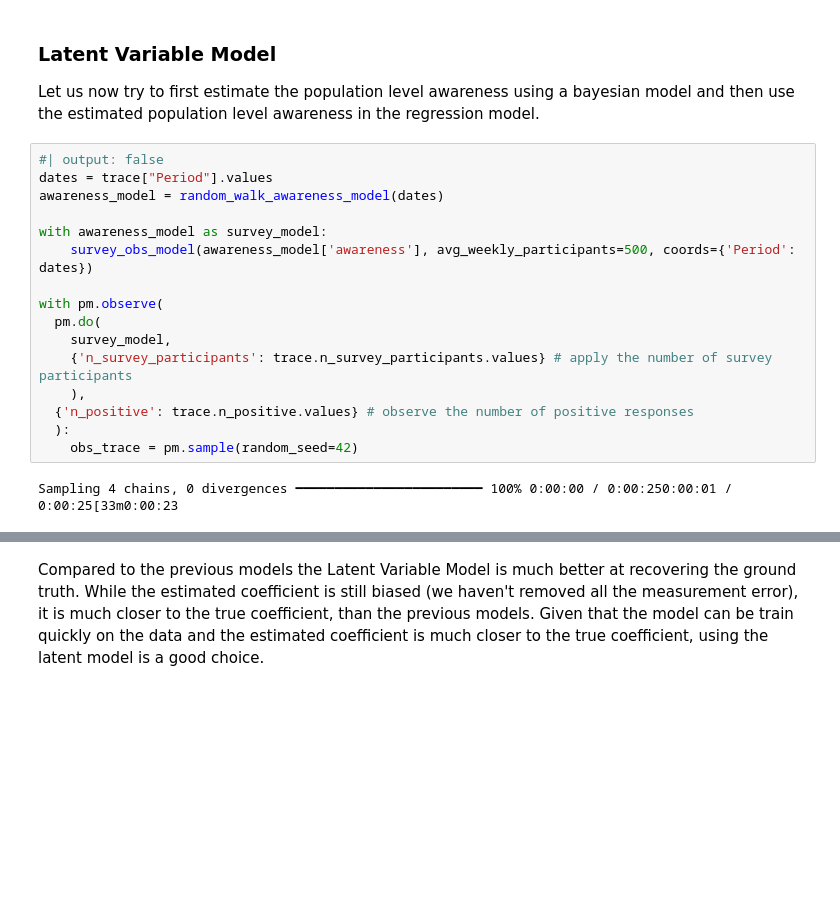
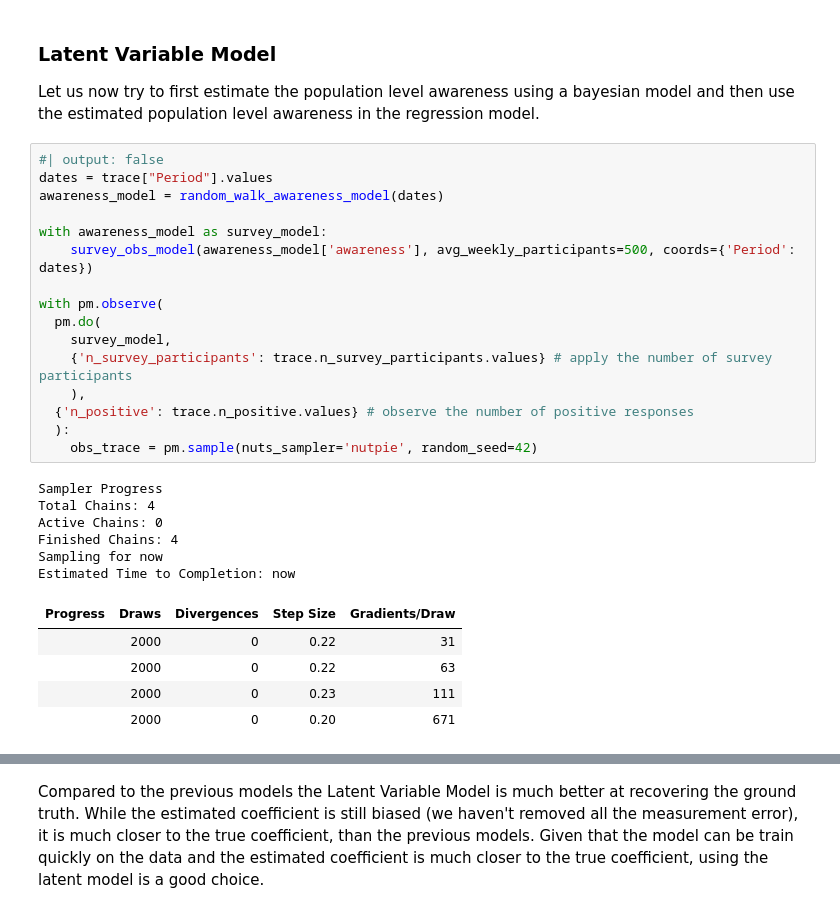
Before and after one commit to redam94/common_regression_issues, a Jupyter notebook: nbs/00_sampling_error.ipynb, the cells around one changed output, grey strips where cells are left out. Cells and saved outputs as stored; diff of their text form; blank space fills up the shorter version.

```diff
--- a/nbs/00_sampling_error.ipynb
+++ b/nbs/00_sampling_error.ipynb
@@ -361,21 +371,31 @@ Let us now try to first estimate the population level awareness using a bayesian
 # %%
 #| output: false
 dates = trace["Period"].values
 awareness_model = random_walk_awareness_model(dates)
 
 with awareness_model as survey_model:
     survey_obs_model(awareness_model['awareness'], avg_weekly_participants=500, coords={'Period': dates})
 
 with pm.observe(
   pm.do(
     survey_model,
     {'n_survey_participants': trace.n_survey_participants.values} # apply the number of survey participants
     ),
   {'n_positive': trace.n_positive.values} # observe the number of positive responses
   ):
-    obs_trace = pm.sample(random_seed=42)
+    obs_trace = pm.sample(nuts_sampler='nutpie', random_seed=42)
 # %% [output]
-Sampling 4 chains, 0 divergences ━━━━━━━━━━━━━━━━━━━━━━━━ 100% 0:00:00 / 0:00:250:00:01 / 0:00:25[33m0:00:23
+Sampler Progress
+Total Chains: 4
+Active Chains: 0
+Finished Chains: 4
+Sampling for now
+Estimated Time to Completion: now
+| Progress | Draws | Divergences | Step Size | Gradients/Draw |
+|  | 2000 | 0 | 0.22 | 31 |
+|  | 2000 | 0 | 0.22 | 63 |
+|  | 2000 | 0 | 0.23 | 111 |
+|  | 2000 | 0 | 0.20 | 671 |
 # %%
 #| echo: false
 #| label: fig-modeled-awareness
```
Also changed, not shown: parts of 8 cells of this notebook.
